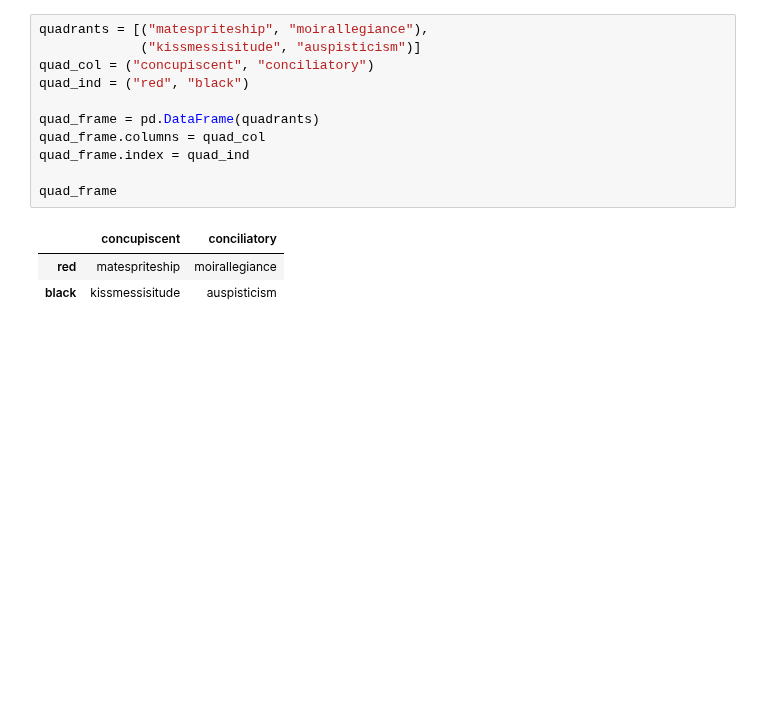
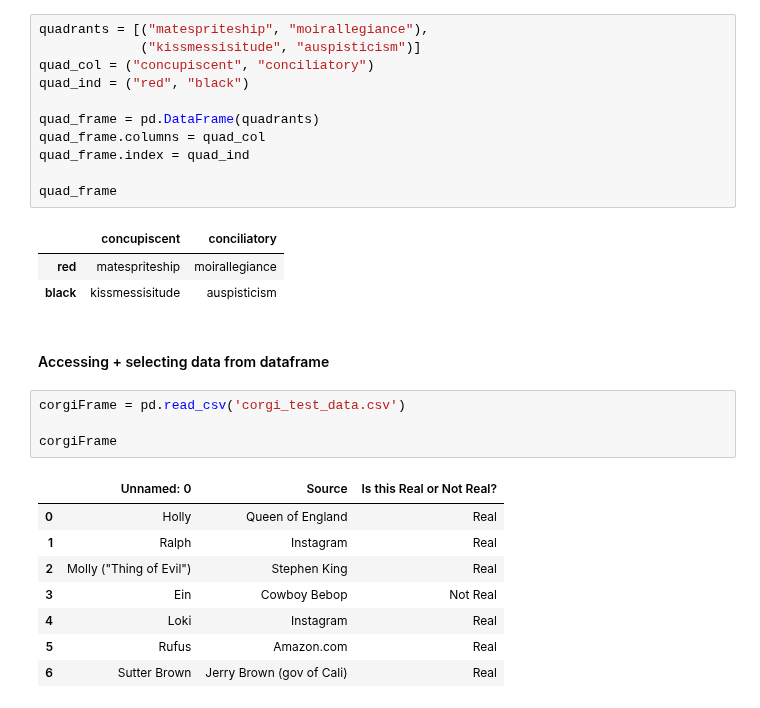
Before and after one commit to chawlaKat/Notebook-Noodlings, a Jupyter notebook: Pandas_and_corgis.ipynb, the cells around one changed output. Drawn from its saved outputs; the diff is of its cells as text; blank space fills up the shorter version.

Commit message:
practice selecting and filtering

```diff
--- a/Pandas_and_corgis.ipynb
+++ b/Pandas_and_corgis.ipynb
@@ -235,3 +235,18 @@ quad_frame
 |  | concupiscent | conciliatory |
 | red | matespriteship | moirallegiance |
 | black | kissmessisitude | auspisticism |
+# %% [markdown]
+<h4>Accessing + selecting data from dataframe</h4>
+# %%
+corgiFrame = pd.read_csv('corgi_test_data.csv')
+
+corgiFrame
+# %% [output]
+|  | Unnamed: 0 | Source | Is this Real or Not Real? |
+| 0 | Holly | Queen of England | Real |
+| 1 | Ralph | Instagram | Real |
+| 2 | Molly ("Thing of Evil") | Stephen King | Real |
+| 3 | Ein | Cowboy Bebop | Not Real |
+| 4 | Loki | Instagram | Real |
+| 5 | Rufus | Amazon.com | Real |
+| 6 | Sutter Brown | Jerry Brown (gov of Cali) | Real |
```
Also changed, not shown: parts of 17 cells of this notebook.
